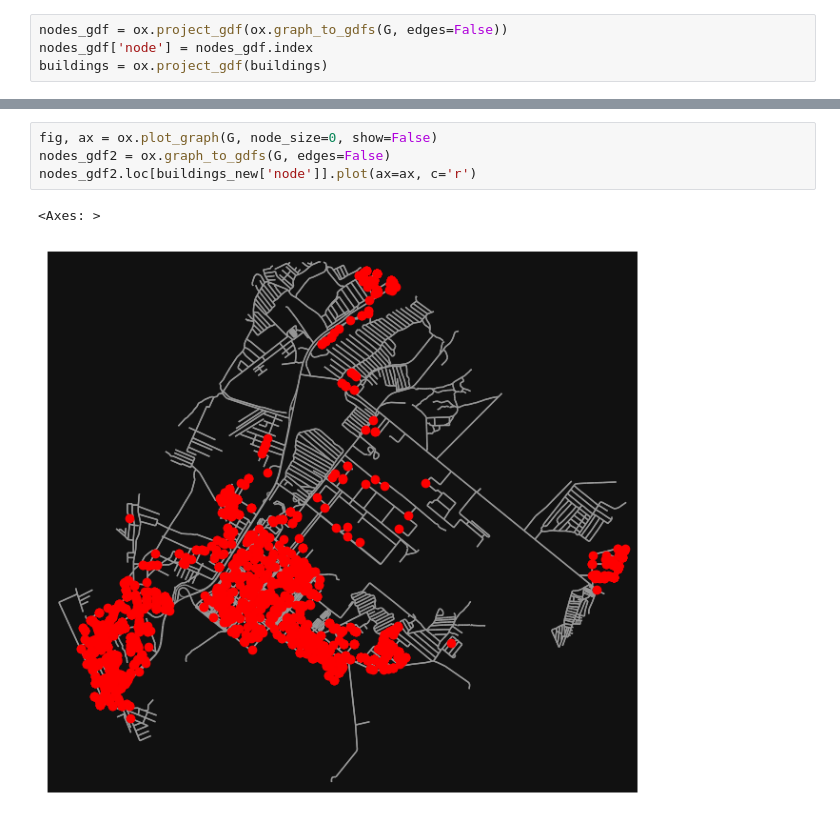
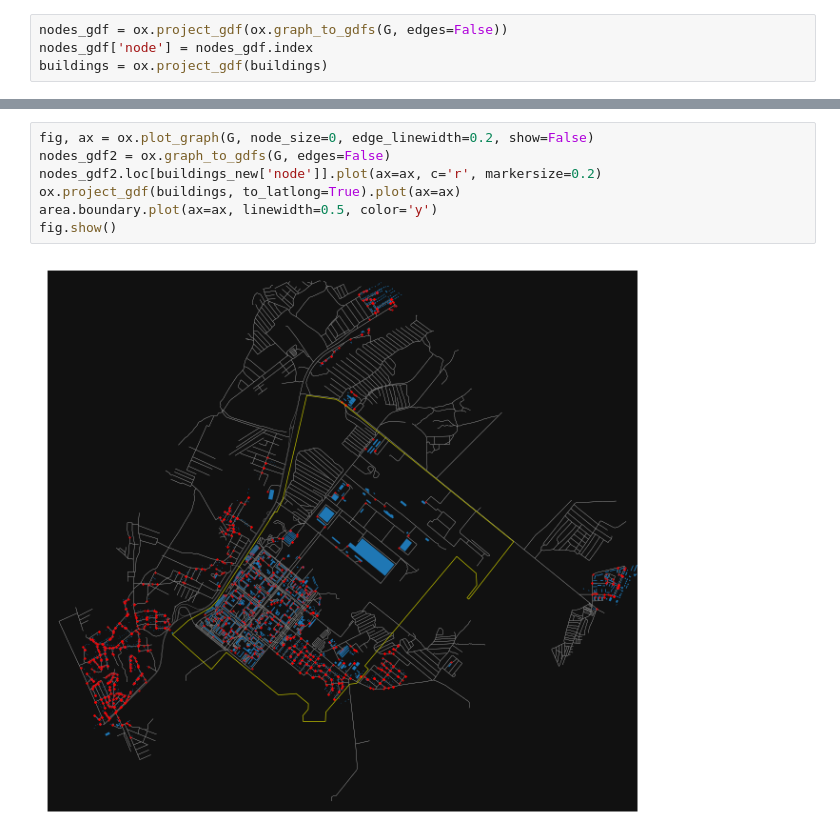
Before and after one commit to Obsidian-pb/genesis, a Jupyter notebook: work/genesis/fu_demant_state_construct.ipynb, the cells around one changed output, grey strips where cells are left out. Cells and saved outputs as stored; diff of their text form.

```diff
--- a/work/genesis/fu_demant_state_construct.ipynb
+++ b/work/genesis/fu_demant_state_construct.ipynb
@@ -44,10 +41,12 @@ buildings_new.head(2)
 | 0 | 114435873 | NaN | NaN | Многоквартирный жилой дом | улица Ленинского Комсомола | 2 | 9 | NaN | ... |
 | 1 | 114435874 | NaN | NaN | Торговое здание | улица Ленинского Комсомола | NaN | NaN | NaN | ... |
 # %%
-fig, ax = ox.plot_graph(G, node_size=0, show=False)
+fig, ax = ox.plot_graph(G, node_size=0, edge_linewidth=0.2, show=False)
 nodes_gdf2 = ox.graph_to_gdfs(G, edges=False)
-nodes_gdf2.loc[buildings_new['node']].plot(ax=ax, c='r')
+nodes_gdf2.loc[buildings_new['node']].plot(ax=ax, c='r', markersize=0.2)
+ox.project_gdf(buildings, to_latlong=True).plot(ax=ax)
+area.boundary.plot(ax=ax, linewidth=0.5, color='y')
+fig.show()
 # %% [output]
-<Axes: >
-[figure, old version]
+[figure, new version]
 # %%
```
Also changed, not shown: parts of 11 cells of this notebook, 8 other files.
